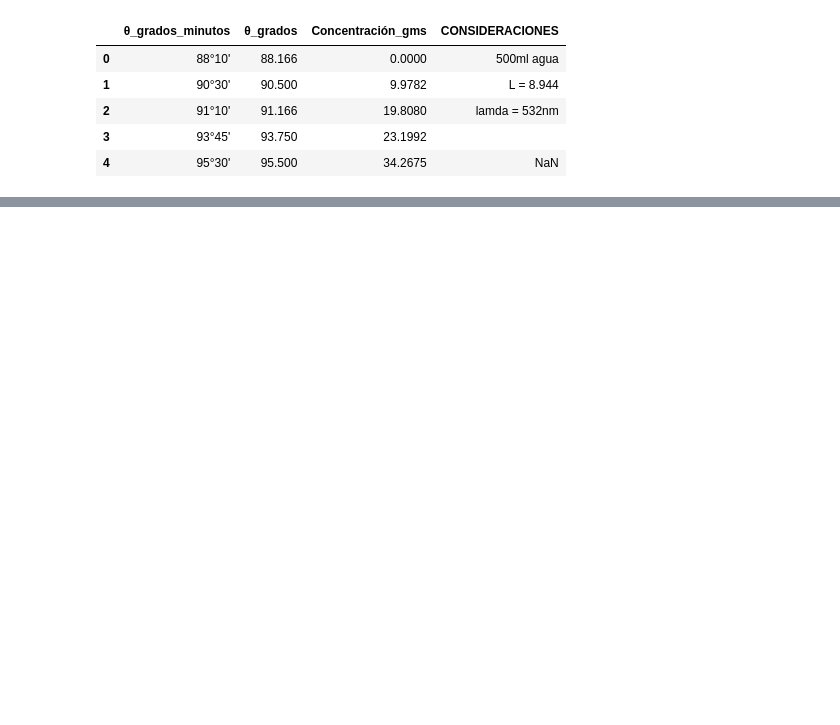
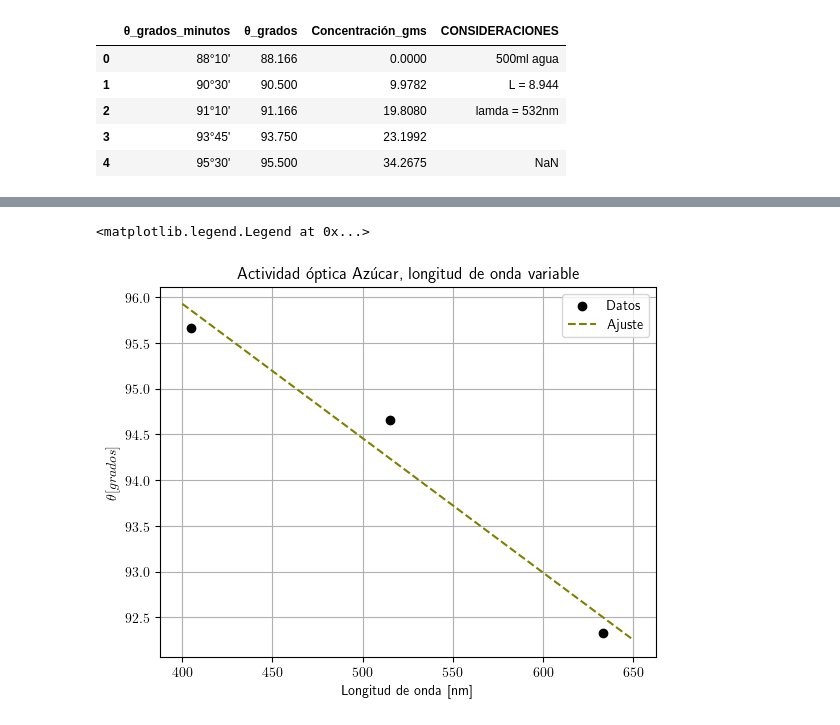
Before and after one commit to AzpMon/Laboratorio-Avanzado-II, a Jupyter notebook: Actividad_optica.ipynb, the cells around one changed output, grey strips where cells are left out. Saved outputs shown, nothing was run; the diff lists cells and outputs as text; code cells hidden in the pictures; blank space fills up the shorter version.

```diff
--- a/Actividad_optica.ipynb
+++ b/Actividad_optica.ipynb
@@ -49,0 +83,6 @@ plt.xlabel("$\\theta[grados]$"); plt.ylabel("Concentración [gms]"); plt.grid();
+# %%
+azucar_lambda = pd.read_excel("Longitud_onda_azucar.xlsx")
+X_azucar_lambda= sm.add_constant(azucar_lambda["Longitud_de_onda"])
+Y_azucar_lambda= azucar_lambda["θ_grados"]
+modelos_azucar_lambda = sm.OLS(Y_azucar_lambda, X_azucar_lambda).fit()
+print(modelos_azucar_lambda.summary())
@@ -49,0 +107,9 @@ plt.xlabel("$\\theta[grados]$"); plt.ylabel("Concentración [gms]"); plt.grid();
+# %%
+plt.scatter(azucar_lambda.Longitud_de_onda, azucar_lambda.θ_grados, color = "black", label = "Datos")
+data = np.linspace(400, 650, 100)
+plt.plot(data,   101.8095    -0.0147 *data, c = "olive" ,label = "Ajuste", linestyle = "--")
+plt.title("Actividad óptica Azúcar, longitud de onda variable")
+plt.xlabel("Longitud de onda [nm]"); plt.ylabel("$\\theta[grados]$"); plt.grid(); plt.legend()
+# %% [output]
+<matplotlib.legend.Legend at 0x...>
+[figure, added]
```
Also changed, not shown: parts of 15 cells of this notebook, 4 other files.
